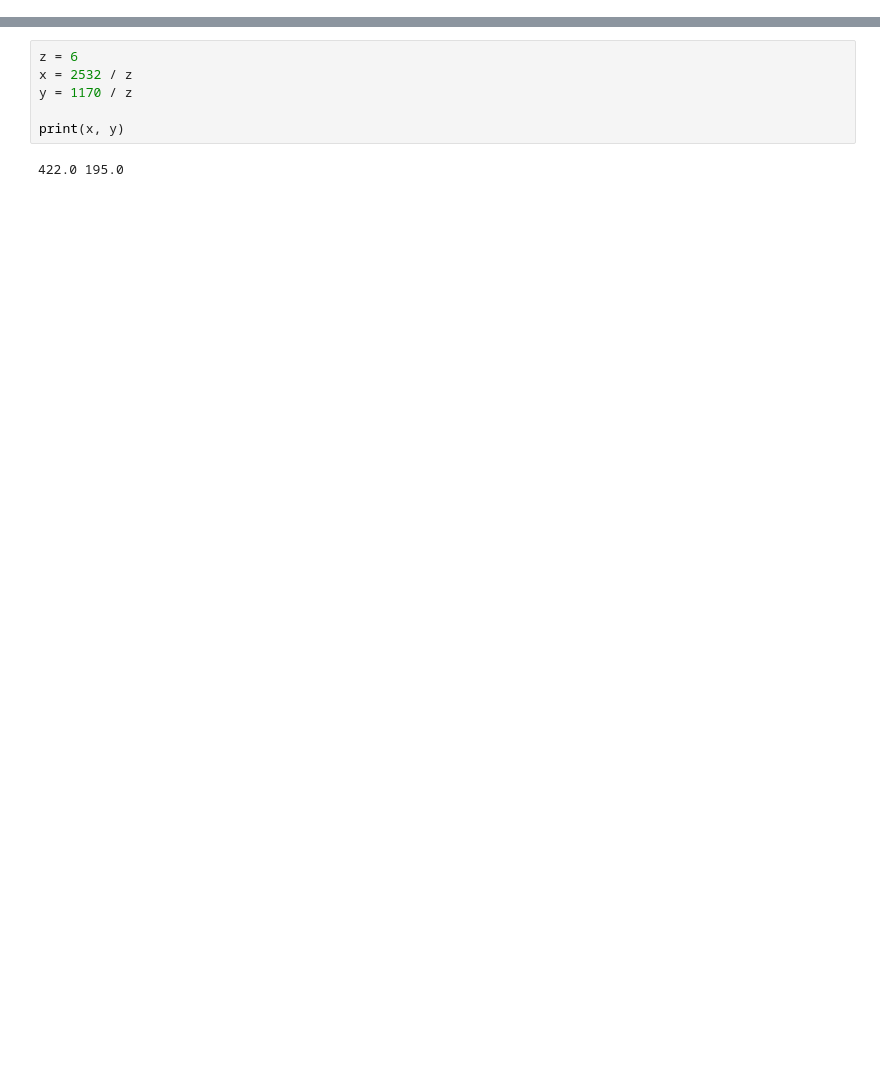
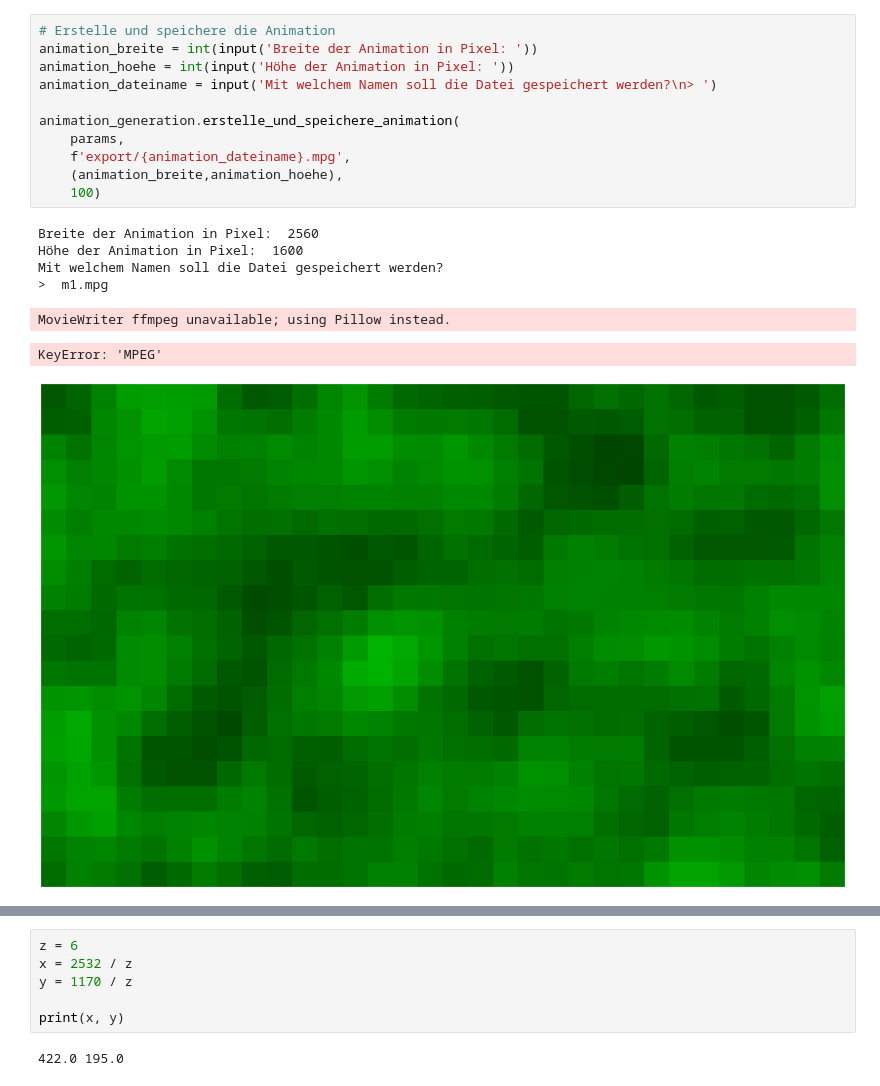
Before and after one commit to v6t2b9/perlin_animation, a Jupyter notebook: test.ipynb, the cells around one changed output, grey strips where cells are left out. Drawn from its saved outputs; the diff is of its cells as text; blank space fills up the shorter version.

```diff
--- a/test.ipynb
+++ b/test.ipynb
@@ -1,3 +59,22 @@
+# %%
+# Erstelle und speichere die Animation
+animation_breite = int(input('Breite der Animation in Pixel: '))
+animation_hoehe = int(input('Höhe der Animation in Pixel: '))
+animation_dateiname = input('Mit welchem Namen soll die Datei gespeichert werden?\n> ')
+
+animation_generation.erstelle_und_speichere_animation(
+    params,
+    f'export/{animation_dateiname}.mpg',
+    (animation_breite,animation_hoehe),
+    100)
+# %% [output]
+Breite der Animation in Pixel:  2560
+Höhe der Animation in Pixel:  1600
+Mit welchem Namen soll die Datei gespeichert werden?
+>  m1.mpg
+MovieWriter ffmpeg unavailable; using Pillow instead.
+KeyError: 'MPEG'
+[figure, added]
 # %%
 #import utils.functions as func
 
```
Also changed, not shown: parts of 9 cells of this notebook, 2 other files.
